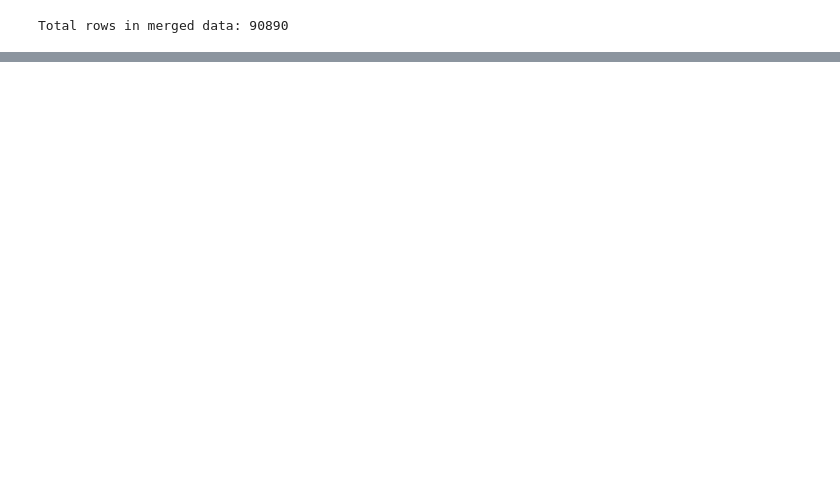
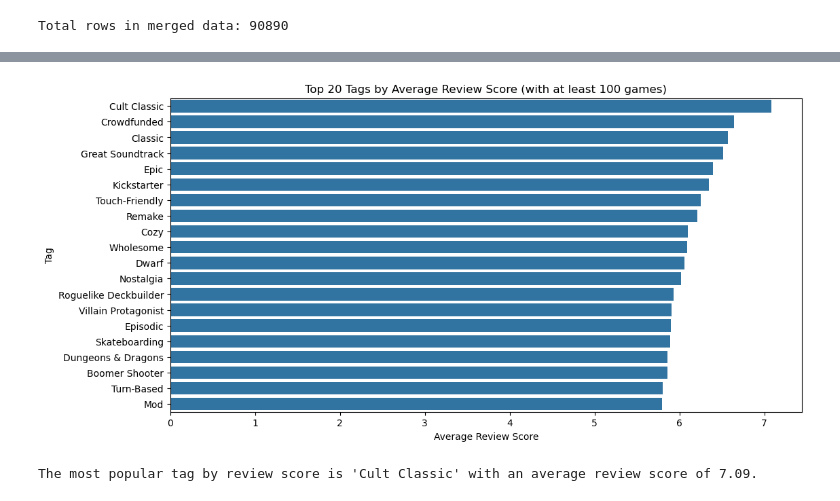
Before and after one commit to KianBahia/Steam-Data-Science-Report, a Jupyter notebook: attempt2.ipynb, the cells around one changed output, grey strips where cells are left out. Cells and saved outputs as stored; diff of their text form; code cells hidden in the pictures; blank space fills up the shorter version.

```diff
--- a/attempt2.ipynb
+++ b/attempt2.ipynb
@@ -101,6 +102,7 @@ reviews = pd.read_csv(
     on_bad_lines='skip',
     na_values=["\\N"]
 )
+reviews['review_score'] = pd.to_numeric(reviews['review_score'].replace('N', 0), errors='coerce').fillna(0)
 reviews = reviews.dropna(subset=['review_score', 'positive', 'negative', 'total'])
 
 
@@ -190,0 +287,54 @@ Total rows in merged data: 90890
+# %%
+df_merged = pd.concat([df_merged, tags_df_encoded], axis=1)
+df_merged2 = df_merged.copy()
+df_merged2 = df_merged2.drop(columns=['tag'])
+
+# Use the original tags_df (or re-read it) to create an exploded version
+tags_exploded = tags_df.copy()
+tags_exploded['tag'] = tags_exploded['tag'].str.split(', ')
+tags_exploded = tags_exploded.explode('tag')
+
+# Merge with the review scores from df_merged2 using app_id
+tags_exploded = tags_exploded.merge(df_merged2[['app_id', 'review_score']], on='app_id', how='left')
+
+# Now calculate average review score per tag
+tag_review = tags_exploded.groupby('tag')['review_score'].mean().reset_index()
+
+# Get tag counts
+tag_counts = tags_exploded['tag'].value_counts().reset_index()
+tag_counts.columns = ['tag', 'count']
+
+# Merge to have counts alongside average review scores
+tag_review = tag_review.merge(tag_counts, on='tag')
+
+# Filter for the top 20 tags with a minimum count threshold (e.g., >50)
+filtered_tags = tag_review[tag_review['count'] > 100].sort_values(by='review_score', ascending=False).head(20)
+
+plt.figure(figsize=(12, 6))
+sns.barplot(x='review_score', y='tag', data=filtered_tags)
+plt.xlabel("Average Review Score")
+plt.ylabel("Tag")
+plt.title("Top 20 Tags by Average Review Score (with at least 100 games)")
+plt.show()
+
+
+# Identify which tags are associated with higher or lower average review scores.
+# %% [output]
+[figure, added]
+# %%
+# Ensure 'tag' column is a list before exploding
+df_exploded = df_merged[['app_id', 'tag', 'review_score']].copy()
+
+df_exploded['tag'] = df_exploded['tag'].str.split(', ')
+df_exploded = df_exploded.explode('tag')
+
+# Compute average review score per tag
+tag_review_scores = df_exploded.groupby('tag')['review_score'].mean().reset_index()
+
+# Find the tag with the highest review score
+top_tag = tag_review_scores.sort_values(by='review_score', ascending=False).iloc[0]
+
+# Print the most popular tag by review score
+print(f"The most popular tag by review score is '{top_tag['tag']}' with an average review score of {top_tag['review_score']:.2f}.")
+# %% [output]
+The most popular tag by review score is 'Cult Classic' with an average review score of 7.09.
```
Also changed, not shown: parts of 13 cells of this notebook.
